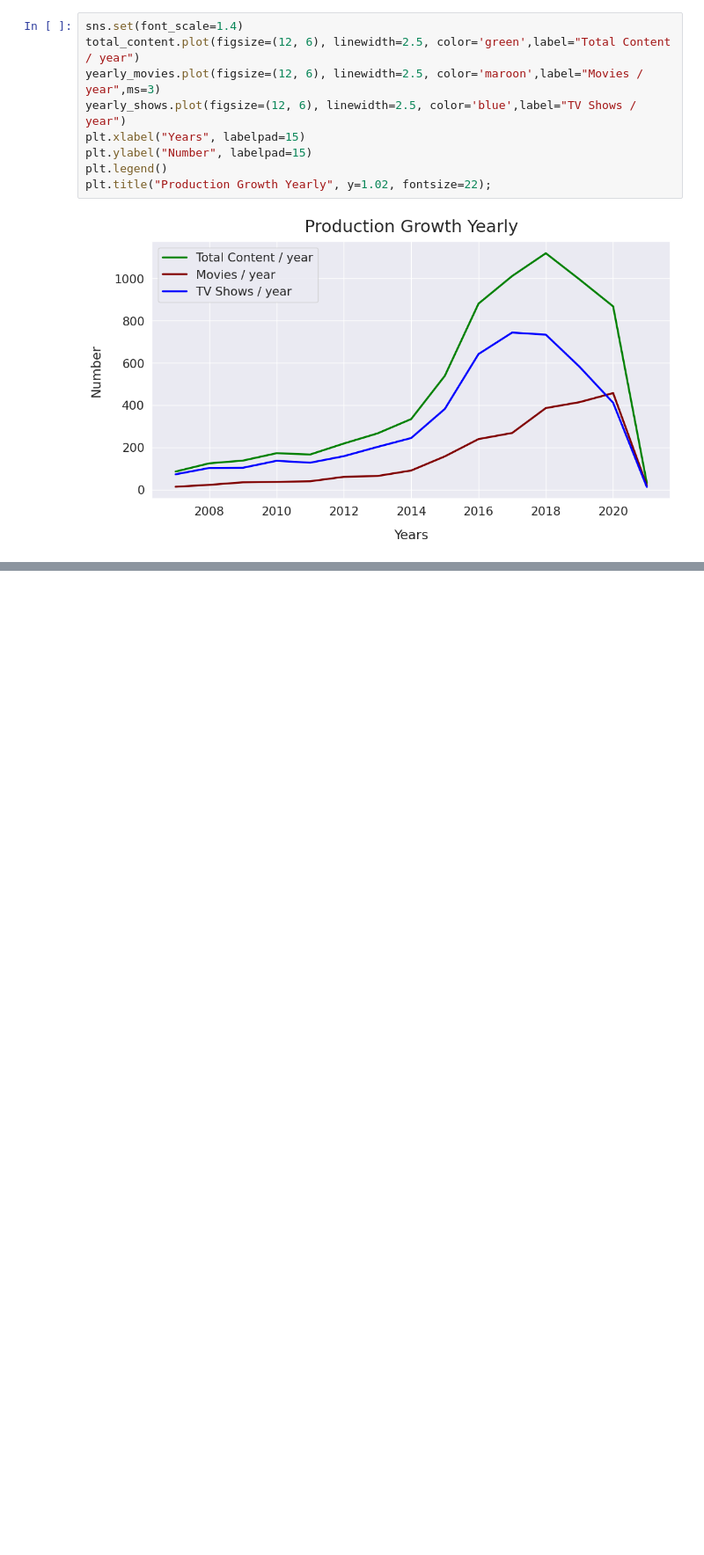
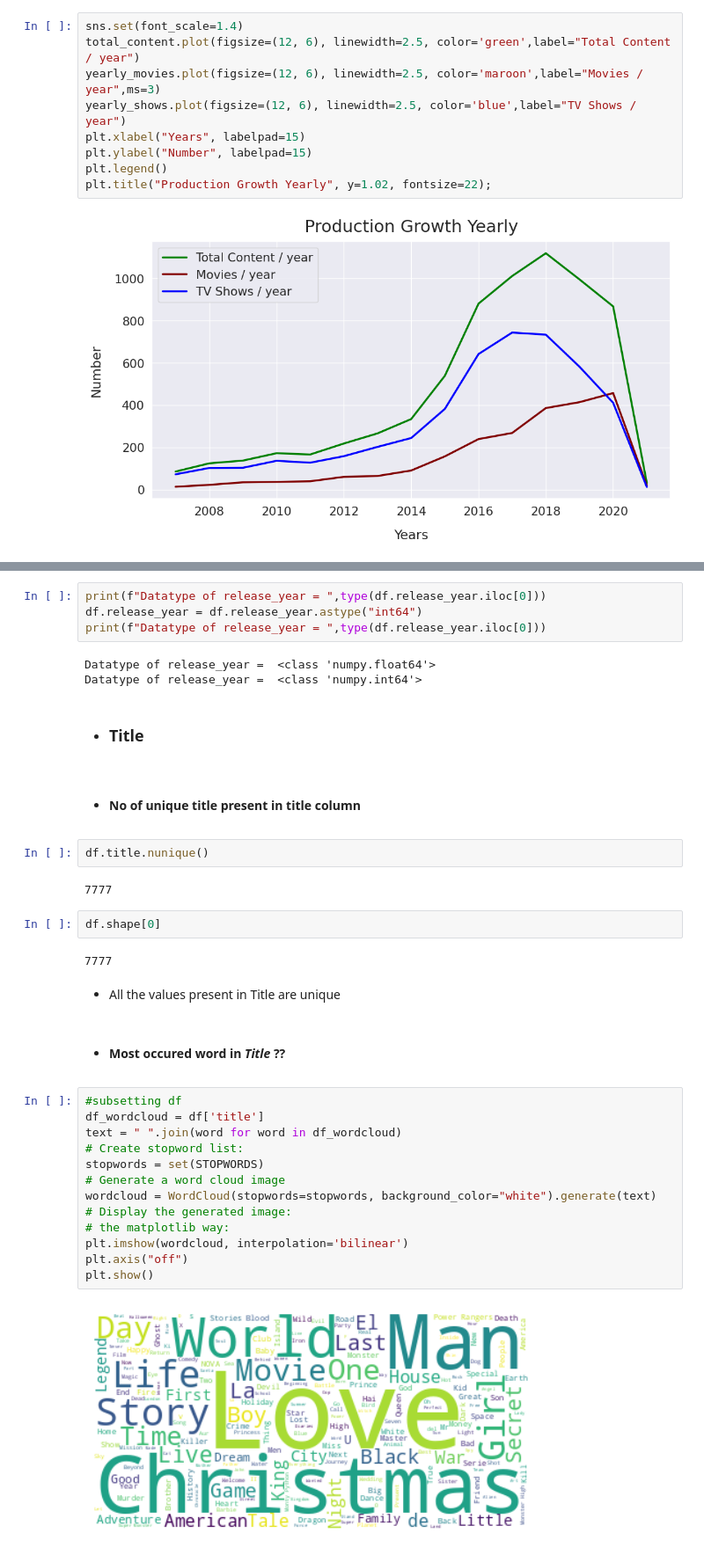
Before and after one commit to Ksangi/Netflix_Movies_And_Tv_Shows_Clustering, a Jupyter notebook: Netflix_Movies_And_Tv_Shows_Clustering.ipynb, the cells around one changed output, grey strips where cells are left out. Shown at 88% size. Saved outputs shown, nothing was run; the diff lists cells and outputs as text; blank space fills up the shorter version.

```diff
--- a/Netflix_Movies_And_Tv_Shows_Clustering.ipynb
+++ b/Netflix_Movies_And_Tv_Shows_Clustering.ipynb
@@ -239,0 +351,38 @@ plt.title("Production Growth Yearly", y=1.02, fontsize=22);
+# %%
+print(f"Datatype of release_year = ",type(df.release_year.iloc[0]))
+df.release_year = df.release_year.astype("int64")
+print(f"Datatype of release_year = ",type(df.release_year.iloc[0]))
+# %% [output]
+Datatype of release_year =  <class 'numpy.float64'>
+Datatype of release_year =  <class 'numpy.int64'>
+# %% [markdown]
+* ### <b> Title
+# %% [markdown]
+* ####  No of unique title present in title column
+# %%
+df.title.nunique()
+# %% [output]
+7777
+# %%
+df.shape[0]
+# %% [output]
+7777
+# %% [markdown]
+* All the values present in Title are unique
+# %% [markdown]
+* ####  Most occured word in *Title* ??
+# %%
+#subsetting df
+df_wordcloud = df['title']
+text = " ".join(word for word in df_wordcloud)
+# Create stopword list:
+stopwords = set(STOPWORDS)
+# Generate a word cloud image
+wordcloud = WordCloud(stopwords=stopwords, background_color="white").generate(text)
+# Display the generated image:
+# the matplotlib way:
+plt.imshow(wordcloud, interpolation='bilinear')
+plt.axis("off")
+plt.show()
+# %% [output]
+[figure, added]
```
Also changed, not shown: parts of 22 cells of this notebook.
